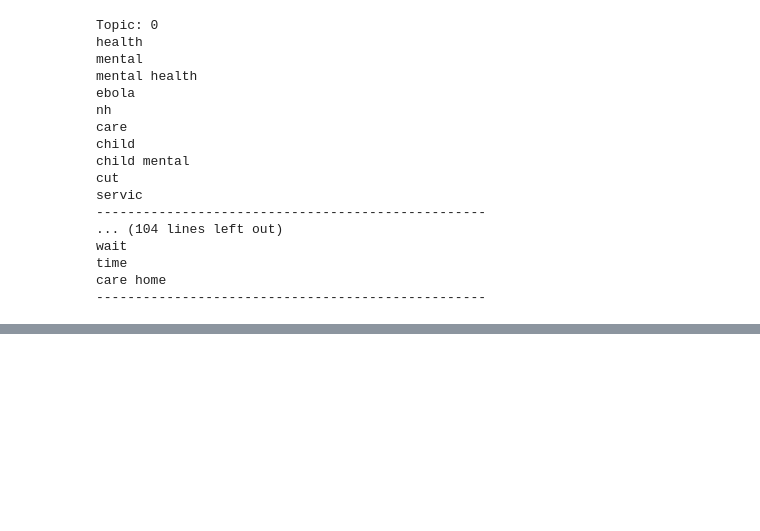
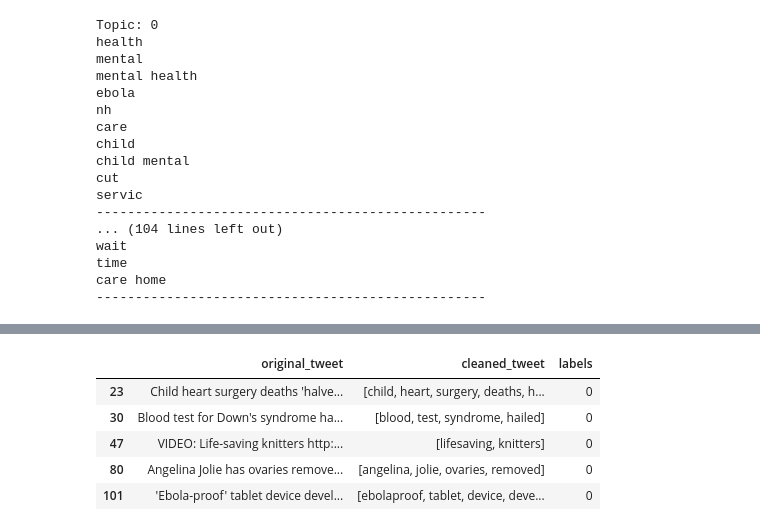
Before and after one commit to Karansaluja/topic_modelling, a Jupyter notebook: Topic Modelling - Health Tweets.ipynb, the cells around one changed output, grey strips where cells are left out. Drawn from its saved outputs; the diff is of its cells as text; code cells hidden in the pictures; blank space fills up the shorter version.

```diff
--- a/Topic Modelling - Health Tweets.ipynb
+++ b/Topic Modelling - Health Tweets.ipynb
@@ -822,0 +955,9 @@ care home
+# %%
+wv_df[wv_df['labels']==0].head()
+# %% [output]
+|  | original_tweet | cleaned_tweet | labels |
+| 23 | Child heart surgery deaths 'halve... | [child, heart, surgery, deaths, h... | 0 |
+| 30 | Blood test for Down's syndrome ha... | [blood, test, syndrome, hailed] | 0 |
+| 47 | VIDEO: Life-saving knitters http:... | [lifesaving, knitters] | 0 |
+| 80 | Angelina Jolie has ovaries remove... | [angelina, jolie, ovaries, removed] | 0 |
+| 101 | 'Ebola-proof' tablet device devel... | [ebolaproof, tablet, device, deve... | 0 |
```
Also changed, not shown: parts of 47 cells of this notebook.
